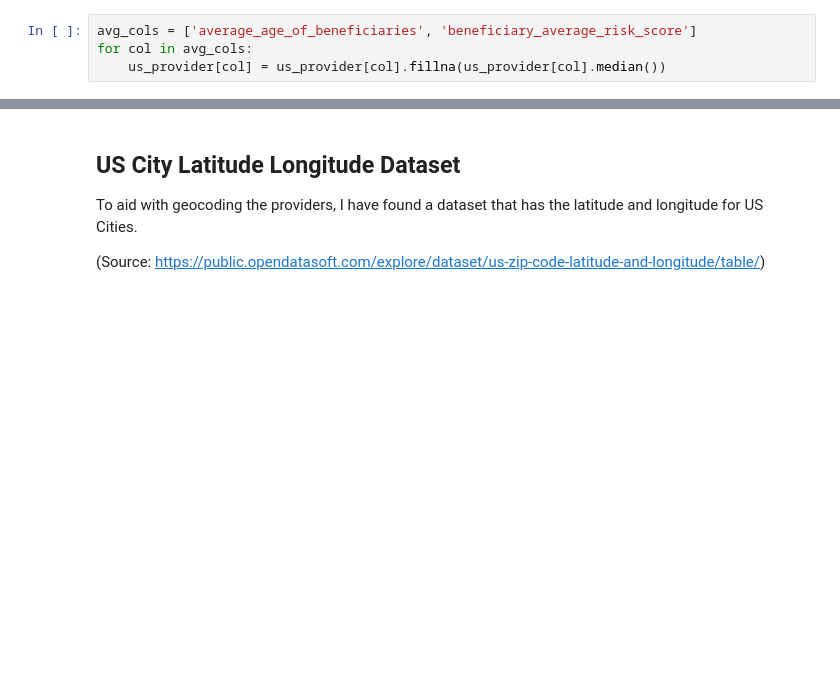
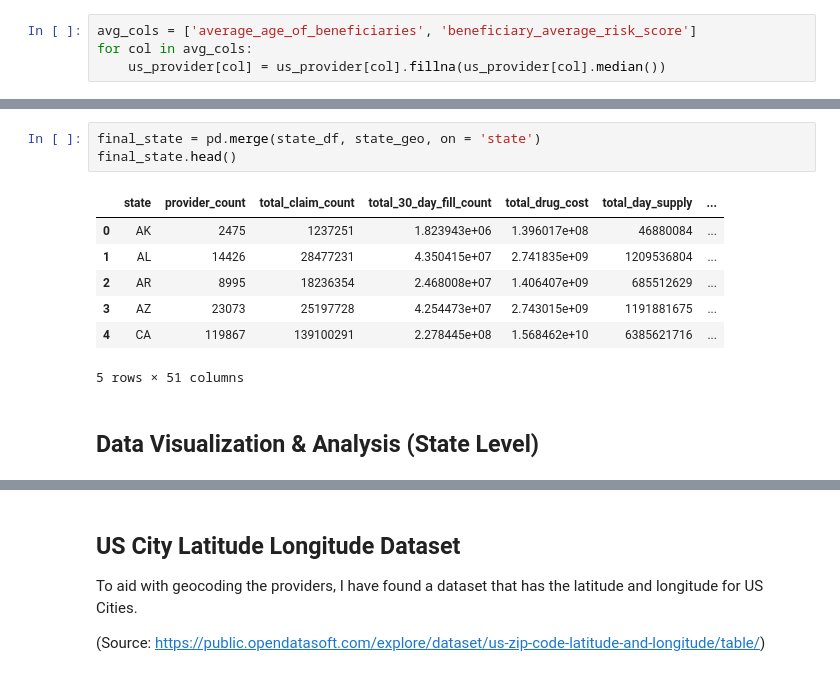
Before and after one commit to iris-anan/Data-Science-Challenges, a Jupyter notebook: Lyra_Health/Lyra Health - Take Home.ipynb, the cells around one changed output, grey strips where cells are left out. Cells and saved outputs as stored; diff of their text form; blank space fills up the shorter version.

```diff
--- a/Lyra_Health/Lyra Health - Take Home.ipynb
+++ b/Lyra_Health/Lyra Health - Take Home.ipynb
@@ -146,0 +225,13 @@ All the appropriate columns have now been filled in! To save memory space, objec
+# %%
+final_state = pd.merge(state_df, state_geo, on = 'state')
+final_state.head()
+# %% [output]
+|  | state | provider_count | total_claim_count | total_30_day_fill_count | total_drug_cost | total_day_supply | ... |
+| 0 | AK | 2475 | 1237251 | 1.823943e+06 | 1.396017e+08 | 46880084 | ... |
+| 1 | AL | 14426 | 28477231 | 4.350415e+07 | 2.741835e+09 | 1209536804 | ... |
+| 2 | AR | 8995 | 18236354 | 2.468008e+07 | 1.406407e+09 | 685512629 | ... |
+| 3 | AZ | 23073 | 25197728 | 4.254473e+07 | 2.743015e+09 | 1191881675 | ... |
+| 4 | CA | 119867 | 139100291 | 2.278445e+08 | 1.568462e+10 | 6385621716 | ... |
+5 rows × 51 columns
+# %% [markdown]
+## Data Visualization & Analysis (State Level)
```
Also changed, not shown: parts of 37 cells of this notebook.
